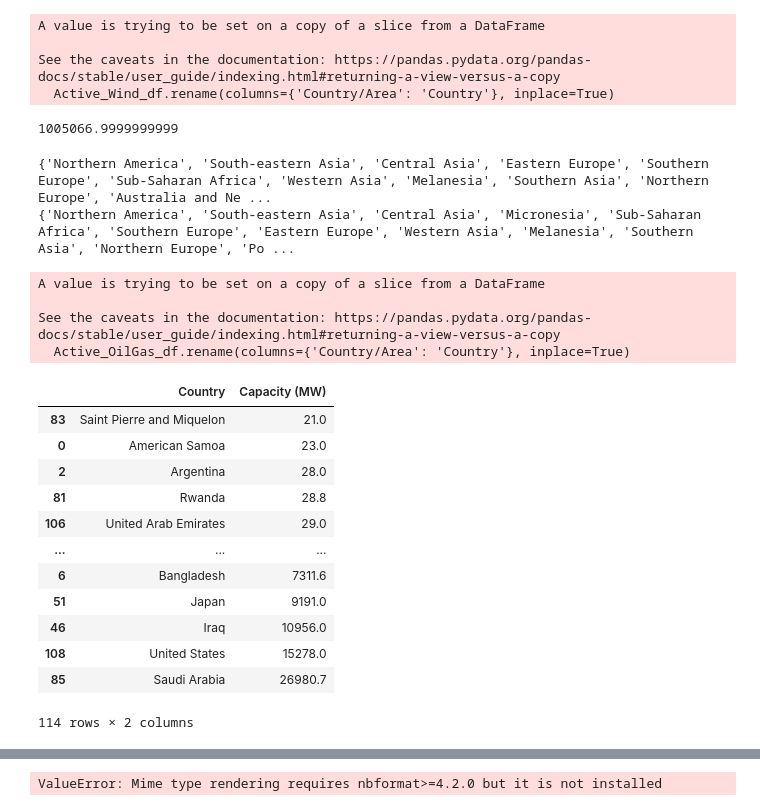
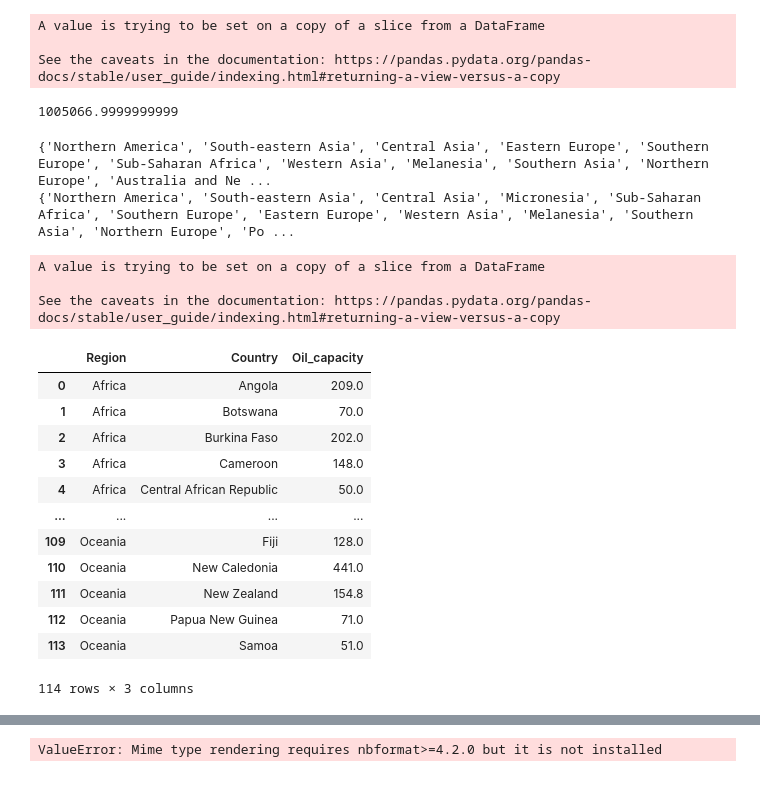
Before and after one commit to bjarturingvason/Nordea-case-ATA, a Jupyter notebook: By_country.ipynb, the cells around one changed output, grey strips where cells are left out. Cells and saved outputs as stored; diff of their text form; code cells hidden in the pictures.

```diff
--- a/By_country.ipynb
+++ b/By_country.ipynb
@@ -255,15 +126,14 @@ Active_Wind_df.rename(columns={'Country/Area': 'Country'}, inplace=True)
 
 
 # Optionally, group by owner to get total attributed capacity per company
-Wind_capacity_by_Country = Active_Wind_df.groupby("Country")["Capacity (MW)"].sum().reset_index()
+Wind_capacity_by_Country = make_capacity_by_country(Active_Wind_df,"Wind")
 
 # Display the result
-sum(Wind_capacity_by_Country['Capacity (MW)'])
+sum(Wind_capacity_by_Country['Wind_capacity'])
 # %% [output]
 A value is trying to be set on a copy of a slice from a DataFrame
 
 See the caveats in the documentation: https://pandas.pydata.org/pandas-docs/stable/user_guide/indexing.html#returning-a-view-versus-a-copy
-  Active_Wind_df.rename(columns={'Country/Area': 'Country'}, inplace=True)
 1005066.9999999999
 # %%
 Areas_coal = set(Coal_df.loc[:,'Subregion'])
@@ -276,42 +146,38 @@ print(Areas_Wind)
 # %%
 df_over = pd.read_csv("Data/Oil_Gas_overthresh.csv")
 df_under = pd.read_csv("Data/Oil_Gas_underthresh.csv")
 
 # Concatenate the DataFrames vertically (row-wise)
 OilGas_df = pd.concat([df_over, df_under], ignore_index=True)
 
 Active_OilGas_df = OilGas_df[OilGas_df['Status'] == 'operating']
 Active_OilGas_df.rename(columns={'Country/Area': 'Country'}, inplace=True)
 
-# gas‐containing rows
-df_gas = Active_OilGas_df[Active_OilGas_df['Fuel'].str.contains('gas', case=False, na=False)].copy()
-# everything else
-df_oil = Active_OilGas_df[~Active_OilGas_df['Fuel'].str.contains('gas', case=False, na=False)].copy()
+Active_Gas_df = Active_OilGas_df[Active_OilGas_df['Fuel'].str.contains('gas', case=False, na=False)].copy()
+Active_Oil_df = Active_OilGas_df[~Active_OilGas_df['Fuel'].str.contains('gas', case=False, na=False)].copy()
 
 # Optionally, group by owner to get total attributed capacity per company
-Oil_capacity_by_Country = df_oil.groupby("Country")["Capacity (MW)"].sum().reset_index()
-Gas_capacity_by_Country = df_gas.groupby("Country")["Capacity (MW)"].sum().reset_index()
+Oil_capacity_by_Country = make_capacity_by_country(Active_Oil_df, "Oil")
+Gas_capacity_by_Country = make_capacity_by_country(Active_Gas_df, "Gas")
 
-
-Oil_capacity_by_Country.sort_values('Capacity (MW)')
+Oil_capacity_by_Country
 # %% [output]
 A value is trying to be set on a copy of a slice from a DataFrame
 
 See the caveats in the documentation: https://pandas.pydata.org/pandas-docs/stable/user_guide/indexing.html#returning-a-view-versus-a-copy
-  Active_OilGas_df.rename(columns={'Country/Area': 'Country'}, inplace=True)
-|  | Country | Capacity (MW) |
-| 83 | Saint Pierre and Miquelon | 21.0 |
-| 0 | American Samoa | 23.0 |
-| 2 | Argentina | 28.0 |
-| 81 | Rwanda | 28.8 |
-| 106 | United Arab Emirates | 29.0 |
-| ... | ... | ... |
-| 6 | Bangladesh | 7311.6 |
-| 51 | Japan | 9191.0 |
-| 46 | Iraq | 10956.0 |
-| 108 | United States | 15278.0 |
-| 85 | Saudi Arabia | 26980.7 |
+|  | Region | Country | Oil_capacity |
+| 0 | Africa | Angola | 209.0 |
+| 1 | Africa | Botswana | 70.0 |
+| 2 | Africa | Burkina Faso | 202.0 |
+| 3 | Africa | Cameroon | 148.0 |
+| 4 | Africa | Central African Republic | 50.0 |
+| ... | ... | ... | ... |
+| 109 | Oceania | Fiji | 128.0 |
+| 110 | Oceania | New Caledonia | 441.0 |
+| 111 | Oceania | New Zealand | 154.8 |
+| 112 | Oceania | Papua New Guinea | 71.0 |
+| 113 | Oceania | Samoa | 51.0 |
-114 rows × 2 columns
+114 rows × 3 columns
 # %%
 df_over = pd.read_csv("Data/Solar_overthresh.csv")
 df_under = pd.read_csv("Data/Solar_underthresh.csv")
```
Also changed, not shown: parts of 23 cells of this notebook, 4 other files.
